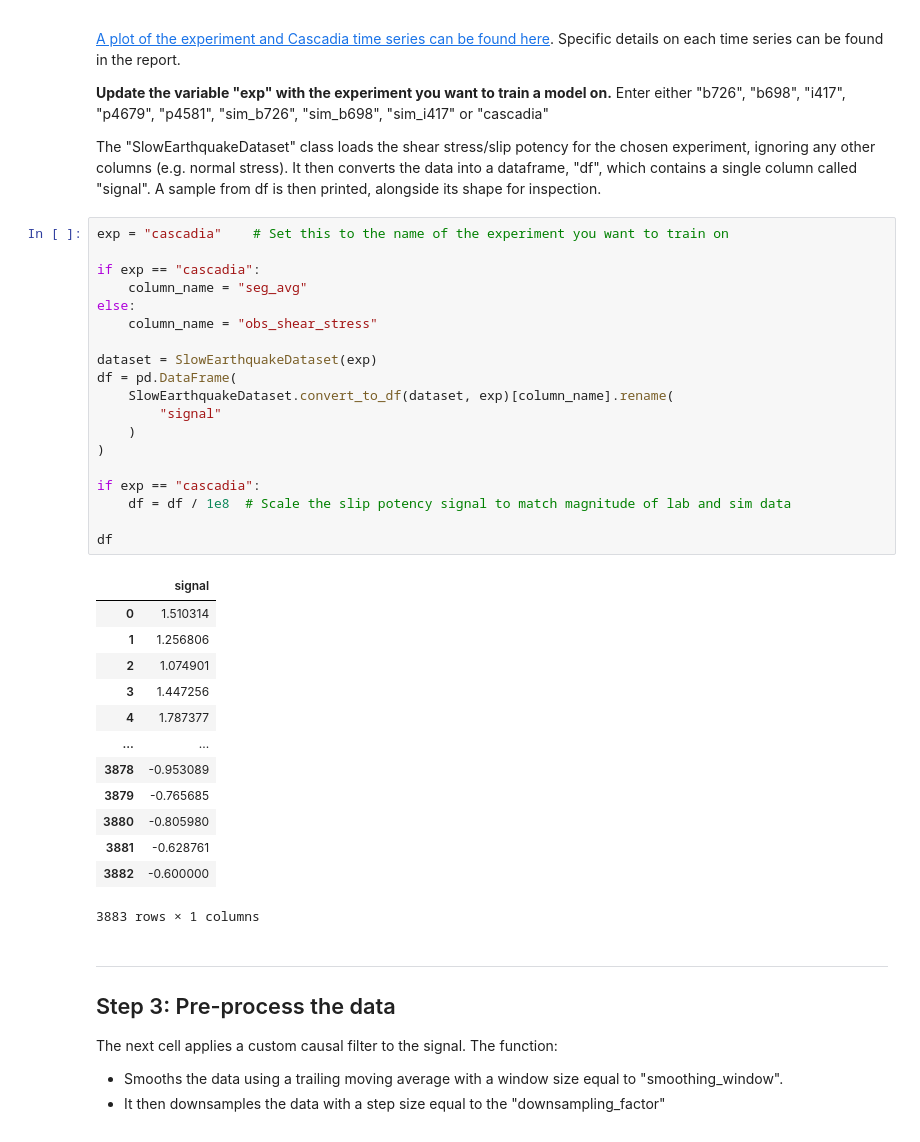
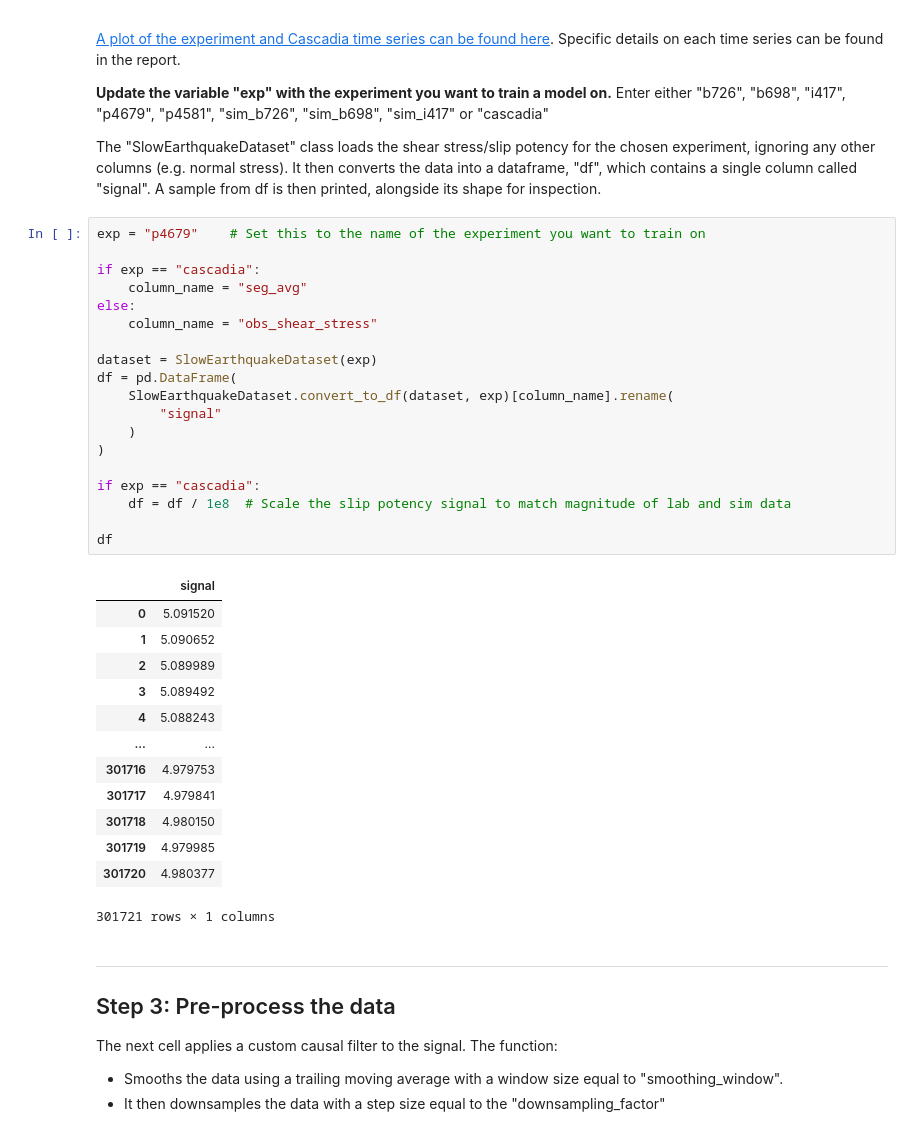
Before and after one commit to ai4er-cdt/earthquake-predictability, a Jupyter notebook: notebooks/AI4ER GTC - Slow Earthquake Time Series Forecasting.ipynb, the cells around one changed output. Cells and saved outputs as stored; diff of their text form.

```diff
--- a/notebooks/AI4ER GTC - Slow Earthquake Time Series Forecasting.ipynb
+++ b/notebooks/AI4ER GTC - Slow Earthquake Time Series Forecasting.ipynb
@@ -145,38 +146,38 @@ We also have slip potency (a measure of displacement along a fault in m<sup>3</s
 
 The "SlowEarthquakeDataset" class loads the shear stress/slip potency for the chosen experiment, ignoring any other columns (e.g. normal stress). It then converts the data into a dataframe, "df", which contains a single column called "signal". A sample from df is then printed, alongside its shape for inspection.
 # %%
-exp = "cascadia"    # Set this to the name of the experiment you want to train on
+exp = "p4679"    # Set this to the name of the experiment you want to train on
 
 if exp == "cascadia":
     column_name = "seg_avg"
 else:
     column_name = "obs_shear_stress"
 
 dataset = SlowEarthquakeDataset(exp)
 df = pd.DataFrame(
     SlowEarthquakeDataset.convert_to_df(dataset, exp)[column_name].rename(
         "signal"
     )
 )
 
 if exp == "cascadia":
     df = df / 1e8  # Scale the slip potency signal to match magnitude of lab and sim data
 
 df
 # %% [output]
 |  | signal |
-| 0 | 1.510314 |
-| 1 | 1.256806 |
-| 2 | 1.074901 |
-| 3 | 1.447256 |
-| 4 | 1.787377 |
+| 0 | 5.091520 |
+| 1 | 5.090652 |
+| 2 | 5.089989 |
+| 3 | 5.089492 |
+| 4 | 5.088243 |
 | ... | ... |
-| 3878 | -0.953089 |
-| 3879 | -0.765685 |
-| 3880 | -0.805980 |
-| 3881 | -0.628761 |
-| 3882 | -0.600000 |
+| 301716 | 4.979753 |
+| 301717 | 4.979841 |
+| 301718 | 4.980150 |
+| 301719 | 4.979985 |
+| 301720 | 4.980377 |
-3883 rows × 1 columns
+301721 rows × 1 columns
 # %% [markdown]
 ___
 ## Step 3: Pre-process the data
```
Also changed, not shown: parts of 32 cells of this notebook, 1 other file.
